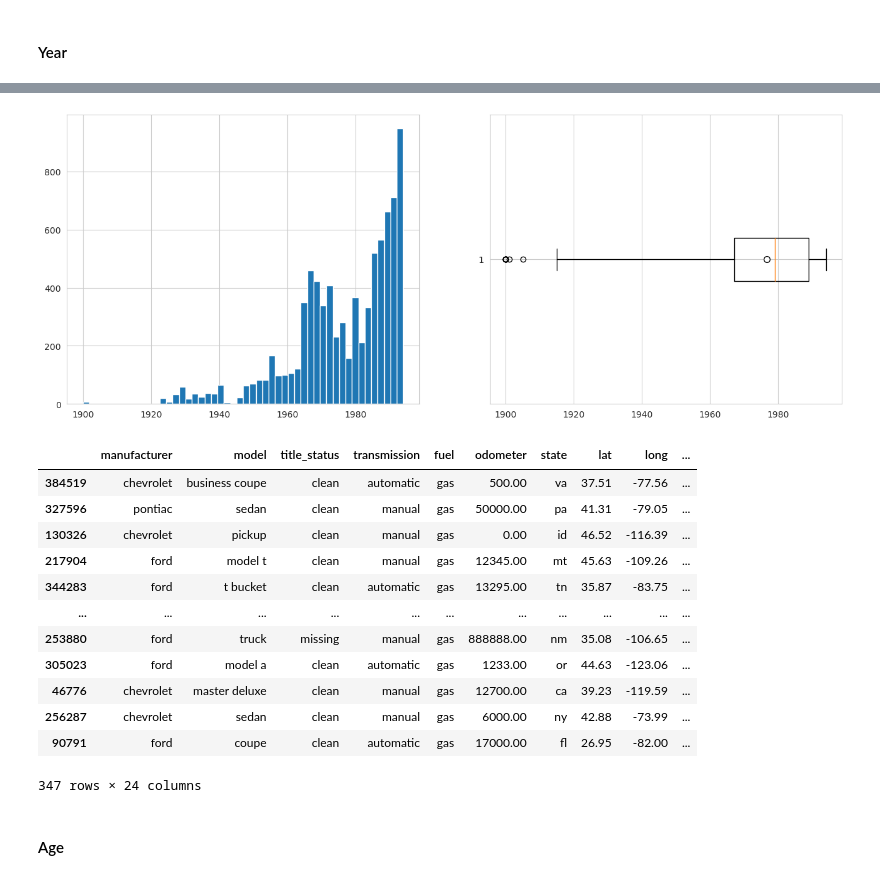
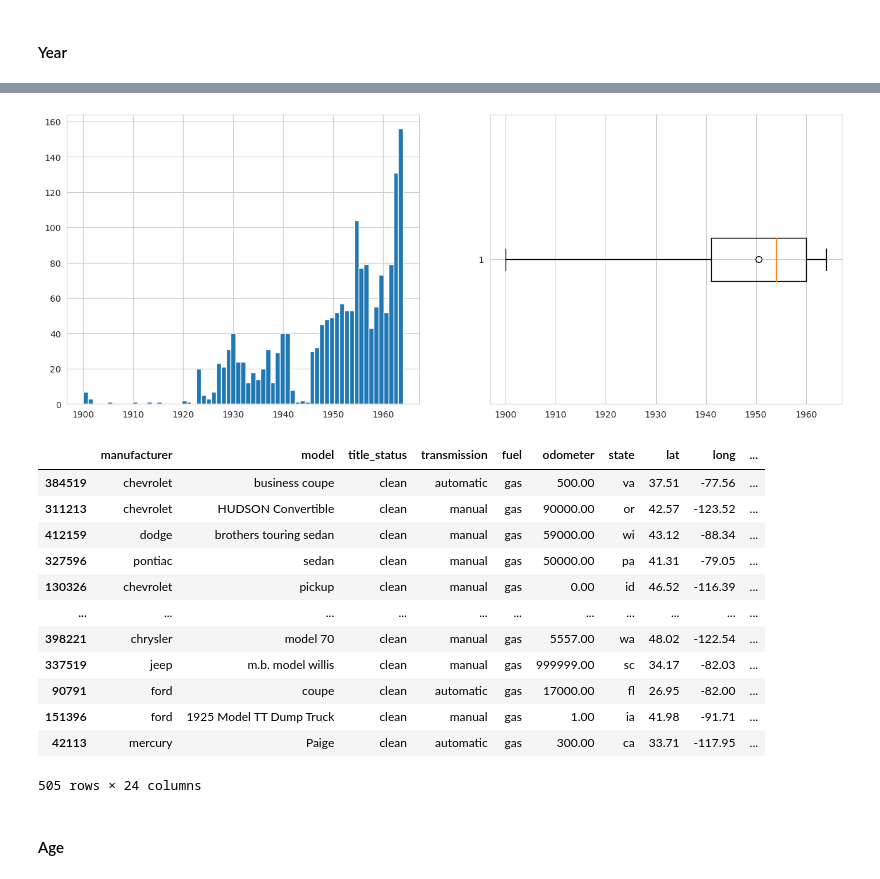
Before and after one commit to mustafa-tolu/Projects, a Jupyter notebook: car-price-prediction.ipynb, the cells around one changed output, grey strips where cells are left out. Cells and saved outputs as stored; diff of their text form; code cells hidden in the pictures.

```diff
--- a/car-price-prediction.ipynb
+++ b/car-price-prediction.ipynb
@@ -96,2 +104,4 @@ memory usage: 44.3+ MB
+# %%
+train.drop(dupli_rows.index, axis=0, inplace=True)
 # %%
 round(train.isnull().sum() / train.shape[0] * 100, 2).sort_values()
@@ -237,7 +179,6 @@ df[['year', 'manufacturer', 'model', 'condition', 'cylinders', 'fuel',
 # %%
-df[['year', 'manufacturer', 'model', 'condition', 'cylinders', 'fuel',
-       'odometer', 'title_status', 'transmission', 'drive', 'size', 'type',
-       'paint_color', 'state', 'lat', 'long', 'price']].drop_duplicates(inplace=True)
+# df[['year', 'manufacturer', 'condition', 'cylinders', 'fuel',
+#     'transmission', 'drive', 'size', 'type','state', 'lat', 'long', 'price']].drop_duplicates(inplace=True)
 # %% [markdown]
 #### State
 # %%
@@ -985,5 +449,5 @@ pd.DataFrame(df.groupby(["manufacturer", "model", "fuel", "drive"]).cylinders.va
 # %%
-df.loc[df['fuel'] == 'electric', 'cylinders'] = 1
+df.loc[df['fuel'] == 'electric', 'cylinders'] = 0
 # %%
 fill_missing(df, "cylinders", ["manufacturer", "model", "fuel", "drive"])
 # %%
@@ -1314,41 +622,41 @@ plt.show()
 # %%
-plot_yearX = df[df['year'] < 1995]["year"]
+plot_yearX = df[df['year'] < 1965]["year"]
 # %%
 plt.figure(figsize=(16, 6))
 
 plt.subplot(121)
-plt.hist(plot_yearX, bins=50)
+plt.hist(plot_yearX, bins=65)  #, bins=50
 
 plt.subplot(122)
 plt.boxplot(plot_yearX,
             vert=False,
             whis=2.5,
             showmeans=True,
 #             showfliers=False,
             meanprops={
                 "marker": "o",
                 "markerfacecolor": "white",
                 "markeredgecolor": "black",
                 "markersize": "7"
             })
 
 plt.show()
 # %% [output]
-[figure, old version]
+[figure, new version]
 # %%
-df[df['year'] < 1945]
+df[df['year'] < 1948]
 # %% [output]
 |  | manufacturer | model | title_status | transmission | fuel | odometer | state | lat | long | ... |
 | 384519 | chevrolet | business coupe | clean | automatic | gas | 500.00 | va | 37.51 | -77.56 | ... |
+| 311213 | chevrolet | HUDSON Convertible | clean | manual | gas | 90000.00 | or | 42.57 | -123.52 | ... |
+| 412159 | dodge | brothers touring sedan | clean | manual | gas | 59000.00 | wi | 43.12 | -88.34 | ... |
 | 327596 | pontiac | sedan | clean | manual | gas | 50000.00 | pa | 41.31 | -79.05 | ... |
 | 130326 | chevrolet | pickup | clean | manual | gas | 0.00 | id | 46.52 | -116.39 | ... |
-| 217904 | ford | model t | clean | manual | gas | 12345.00 | mt | 45.63 | -109.26 | ... |
-| 344283 | ford | t bucket | clean | automatic | gas | 13295.00 | tn | 35.87 | -83.75 | ... |
 | ... | ... | ... | ... | ... | ... | ... | ... | ... | ... | ... |
-| 253880 | ford | truck | missing | manual | gas | 888888.00 | nm | 35.08 | -106.65 | ... |
-| 305023 | ford | model a | clean | automatic | gas | 1233.00 | or | 44.63 | -123.06 | ... |
-| 46776 | chevrolet | master deluxe | clean | manual | gas | 12700.00 | ca | 39.23 | -119.59 | ... |
-| 256287 | chevrolet | sedan | clean | manual | gas | 6000.00 | ny | 42.88 | -73.99 | ... |
+| 398221 | chrysler | model 70 | clean | manual | gas | 5557.00 | wa | 48.02 | -122.54 | ... |
+| 337519 | jeep | m.b. model willis | clean | manual | gas | 999999.00 | sc | 34.17 | -82.03 | ... |
 | 90791 | ford | coupe | clean | automatic | gas | 17000.00 | fl | 26.95 | -82.00 | ... |
+| 151396 | ford | 1925 Model TT Dump Truck | clean | manual | gas | 1.00 | ia | 41.98 | -91.71 | ... |
+| 42113 | mercury | Paige | clean | automatic | gas | 300.00 | ca | 33.71 | -117.95 | ... |
-347 rows × 24 columns
+505 rows × 24 columns
 # %%
```
Also changed, not shown: parts of 230 cells of this notebook.
